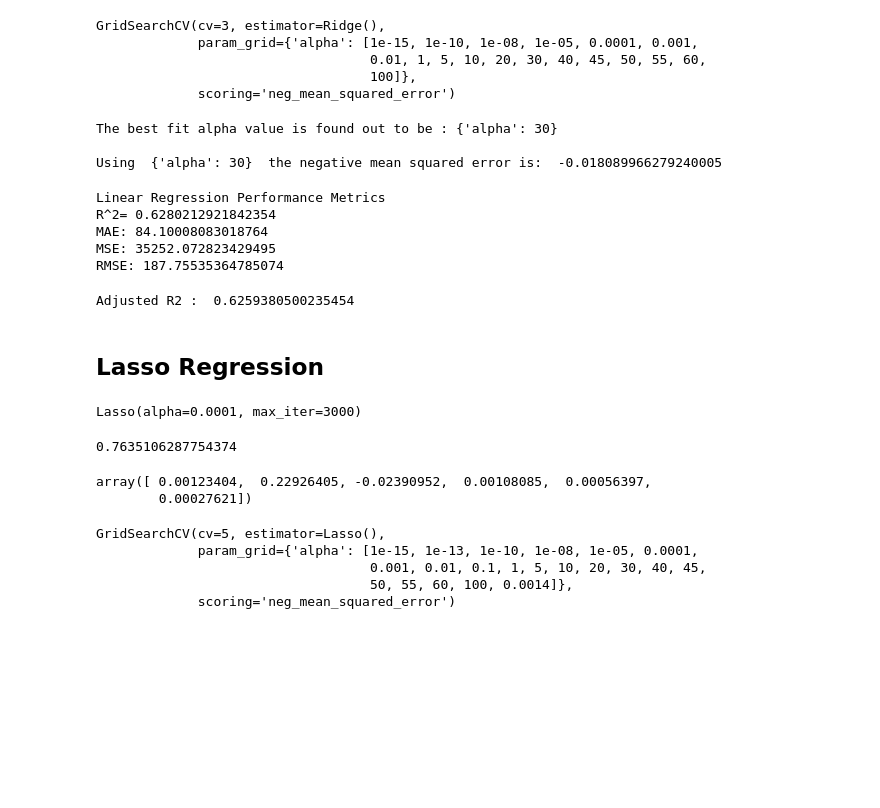
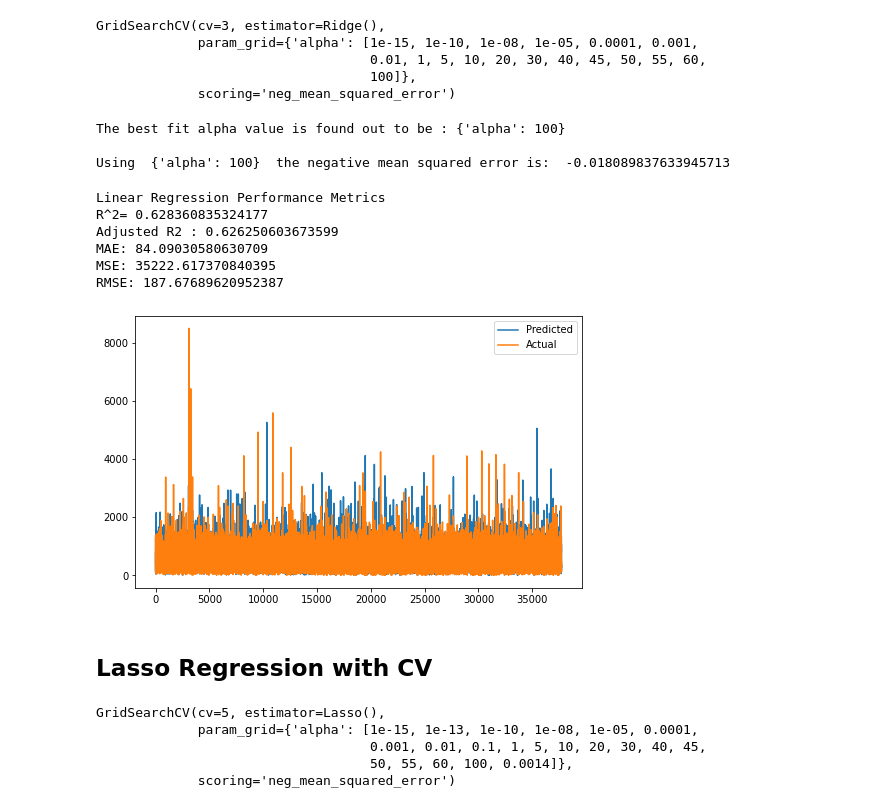
Before and after one commit to Shashwat-spyder/NYC-Taxi-Trip-Time, a Jupyter notebook: New_York_Taxi_Duration.ipynb, the cells around one changed output. Cells and saved outputs as stored; diff of their text form; code cells hidden in the pictures; blank space fills up the shorter version.

```diff
--- a/New_York_Taxi_Duration.ipynb
+++ b/New_York_Taxi_Duration.ipynb
@@ -718,8 +715,10 @@ numerical_features=['passenger_count','distance','speed','pickup_month','pickup_
 #Defining model data
 model_df=nyc_df
 # %%
+#Importing zscore module
+from scipy.stats import zscore
 #Defining X with independent variables
-X=model_df[numerical_features]
+X=model_df[numerical_features].apply(zscore)     #Applying zscore to X df
 # %%
 #Defining y with dependent variable
 y=model_df['trip_duration']
@@ -808,7 +807,7 @@ GridSearchCV(cv=3, estimator=Ridge(),
 print("The best fit alpha value is found out to be :" ,ridge_regressor.best_params_)
 print("\nUsing ",ridge_regressor.best_params_, " the negative mean squared error is: ", ridge_regressor.best_score_)
 # %% [output]
-The best fit alpha value is found out to be : {'alpha': 30}
+The best fit alpha value is found out to be : {'alpha': 100}
 
-Using  {'alpha': 30}  the negative mean squared error is:  -0.018089966279240005
+Using  {'alpha': 100}  the negative mean squared error is:  -0.018089837633945713
 # %%
@@ -816,35 +815,27 @@ y_pred_ridge = ridge_regressor.predict(X_test)
 # %%
+#Performance metrics
 print('\nLinear Regression Performance Metrics')
 print('R^2=',metrics.explained_variance_score(10**y_test,10**y_pred_ridge))
+print("Adjusted R2 :",1-(1-r2_score(10**(y_test), 10**(y_pred_ridge)))*((X_test.shape[0]-1)/(X_test.shape[0]-X_test.shape[1]-1)))
 print('MAE:',metrics.mean_absolute_error(10**y_test,10**y_pred_ridge))
 print('MSE:',metrics.mean_squared_error(10**y_test,10**y_pred_ridge))
 print('RMSE:',np.sqrt(metrics.mean_squared_error(10**y_test,10**y_pred_ridge)))
 # %% [output]
 Linear Regression Performance Metrics
-R^2= 0.6280212921842354
-MAE: 84.10008083018764
-MSE: 35252.072823429495
-RMSE: 187.75535364785074
+R^2= 0.628360835324177
+Adjusted R2 : 0.626250603673599
+MAE: 84.09030580630709
+MSE: 35222.617370840395
+RMSE: 187.67689620952387
-# %%
-print("Adjusted R2 : ",1-(1-r2_score(10**(y_test), 10**(y_pred_ridge)))*((X_test.shape[0]-1)/(X_test.shape[0]-X_test.shape[1]-1)))
-# %% [output]
-Adjusted R2 :  0.6259380500235454
+# %%
+#Plotting fig actual vs predicted values
+plt.figure(figsize=(8,5))
+plt.plot(10**(y_pred_ridge))
+plt.plot(10**(np.array(y_test)))
+plt.legend(["Predicted","Actual"])
+plt.show()
+# %% [output]
+[figure, added]
 # %% [markdown]
-## **Lasso Regression**
+## **Lasso Regression with CV**
-# %%
-from sklearn.linear_model import Lasso
-lasso  = Lasso(alpha=0.0001 , max_iter= 3000)
-
-lasso.fit(X_train, y_train)
-# %% [output]
-Lasso(alpha=0.0001, max_iter=3000)
-# %%
-lasso.score(X_train, y_train)
-# %% [output]
-0.7635106287754374
-# %%
-lasso.coef_
-# %% [output]
-array([ 0.00123404,  0.22926405, -0.02390952,  0.00108085,  0.00056397,
-        0.00027621])
 # %%
```
Also changed, not shown: parts of 31 cells of this notebook.
